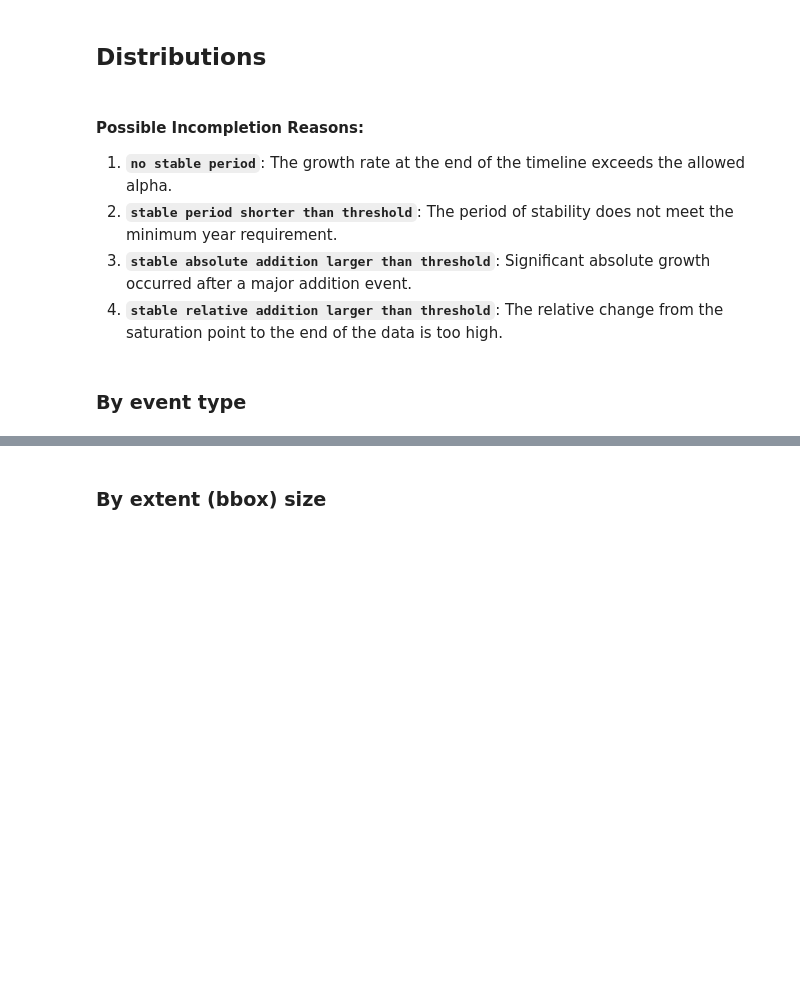
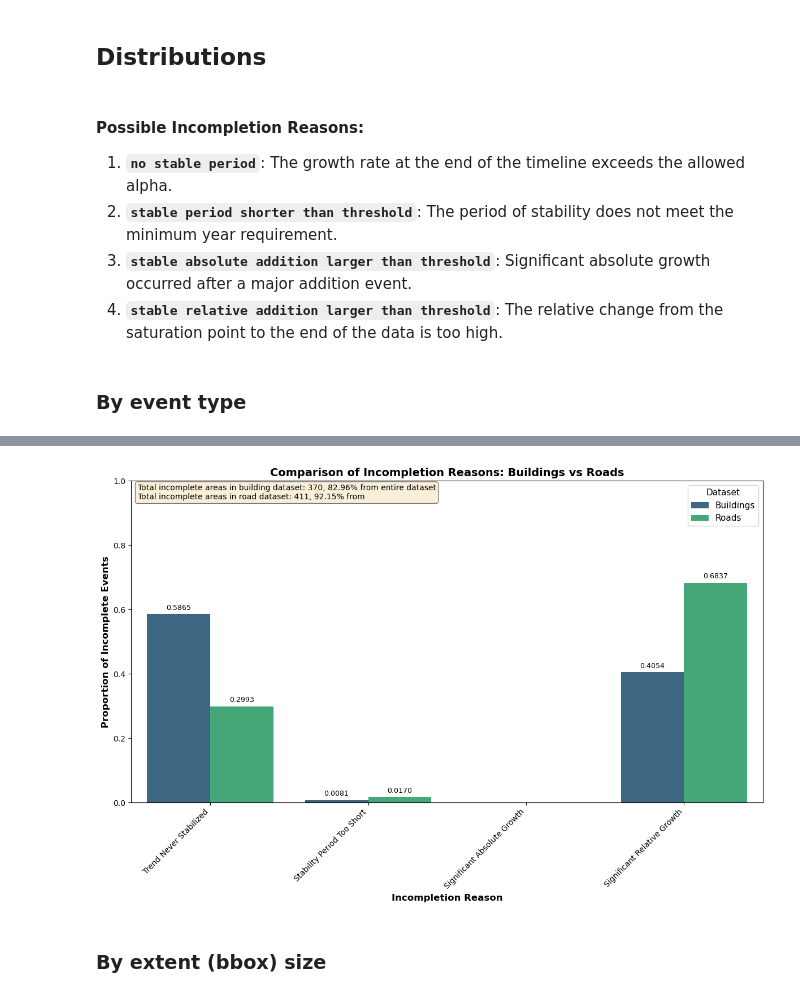
Before and after one commit to Geo-Cultural-Informatics-Lab/OSM-Feature-Completeness, a Jupyter notebook: 6) success statistics for events/success_statistics_events_export.ipynb, the cells around one changed output, grey strips where cells are left out. Drawn from its saved outputs; the diff is of its cells as text; code cells hidden in the pictures; blank space fills up the shorter version.

```diff
--- a/6) success statistics for events/success_statistics_events_export.ipynb
+++ b/6) success statistics for events/success_statistics_events_export.ipynb
@@ -540,2 +547,82 @@ plt.show()
+# %%
+#  General bar plot of incompletion reasosns by event dataset
+bld_status_by_type_sum = bld_status_by_type[['Incomplete'] + reasons].sum().to_frame().T # generate general statistics for all building dataset
+road_status_by_type_sum = road_status_by_type[['Incomplete'] + reasons].sum().to_frame().T # generate general statistics for all road dataset
+
+# Calculate proportions
+bld_status_by_type_sum[reasons] = round(bld_status_by_type_sum[reasons] / bld_status_by_type_sum['Incomplete'].iloc[0], 4)
+road_status_by_type_sum[reasons] = round(road_status_by_type_sum[reasons] / road_status_by_type_sum['Incomplete'].iloc[0], 4)
+# %%
+# Create a plot of the results - comparing buildings vs roads incompletion reasons
+
+# Prepare data for plotting
+bld_plot = bld_status_by_type_sum[reasons].iloc[0].to_frame().T.copy()
+bld_plot['Data'] = 'Buildings'
+
+road_plot = road_status_by_type_sum[reasons].iloc[0].to_frame().T.copy()
+road_plot['Data'] = 'Roads'
+
+# Combine and melt to long format
+plot_data = pd.concat([bld_plot, road_plot], ignore_index=True)
+plot_data = plot_data.melt(id_vars=['Data'], var_name='Reason', value_name='Proportion')
+
+# Create single bar plot
+fig, ax = plt.subplots(figsize=(12, 8))
+
+# Create bar plot
+bars = sns.barplot(
+    data=plot_data,
+    x='Reason',
+    y='Proportion',
+    hue='Data',
+    palette='viridis',
+    ax=ax
+)
+
+# Add value labels on top of each bar
+for p in ax.patches:
+    height = p.get_height()
+    if height > 0:  # Only annotate non-zero bars
+        ax.annotate(f'{height:.4f}',
+                    xy=(p.get_x() + p.get_width() / 2, height),
+                    xytext=(0, 3),
+                    textcoords="offset points",
+                    ha='center', va='bottom',
+                    fontsize=9)
+
+# Set labels and formatting
+ax.set_xlabel('Incompletion Reason', fontsize=12, fontweight='bold')
+ax.set_ylabel('Proportion of Incomplete Events', fontsize=12, fontweight='bold')
+ax.set_title('Comparison of Incompletion Reasons: Buildings vs Roads',
+             fontsize=14, fontweight='bold')
+ax.set_ylim(0, 1)
+ax.tick_params(axis='x', rotation=45)
+
+# Rename x-axis labels for clarity
+reason_map = {
+    'No stable period': 'Trend Never Stabilized',
+    'Stable relative addition': 'Significant Relative Growth',
+    'Small stable period': 'Stability Period Too Short',
+    'Stable absolute addition': 'Significant Absolute Growth'
+}
+ax.set_xticklabels([reason_map.get(label.get_text(), label.get_text()) for label in ax.get_xticklabels()],
+                    rotation=45, ha='right')
+
+# Add incompletion counts as text label in top left
+bld_incomplete = bld_status_by_type_sum['Incomplete'].iloc[0]
+road_incomplete = road_status_by_type_sum['Incomplete'].iloc[0]
+incompletion_text = f'Total incomplete areas in building dataset: {int(bld_incomplete)}, {int(bld_incomplete) / 446 * 100:.2f}% from entire dataset\nTotal incomplete areas in road dataset: {int(road_incomplete)}, {int(road_incomplete) / 446 * 100:.2f}% from'
+
+ax.text(0.01, 0.99, incompletion_text, transform=ax.transAxes,
+        fontsize=10, verticalalignment='top',
+        bbox=dict(boxstyle='round', facecolor='wheat', alpha=0.5))
+
+# Adjust legend
+ax.legend(title='Dataset', fontsize=11, title_fontsize=11)
+
+plt.tight_layout()
+plt.show()
+# %% [output]
+[figure, added]
 # %% [markdown]
 ### By extent (bbox) size
```
Also changed, not shown: parts of 7 cells of this notebook.
